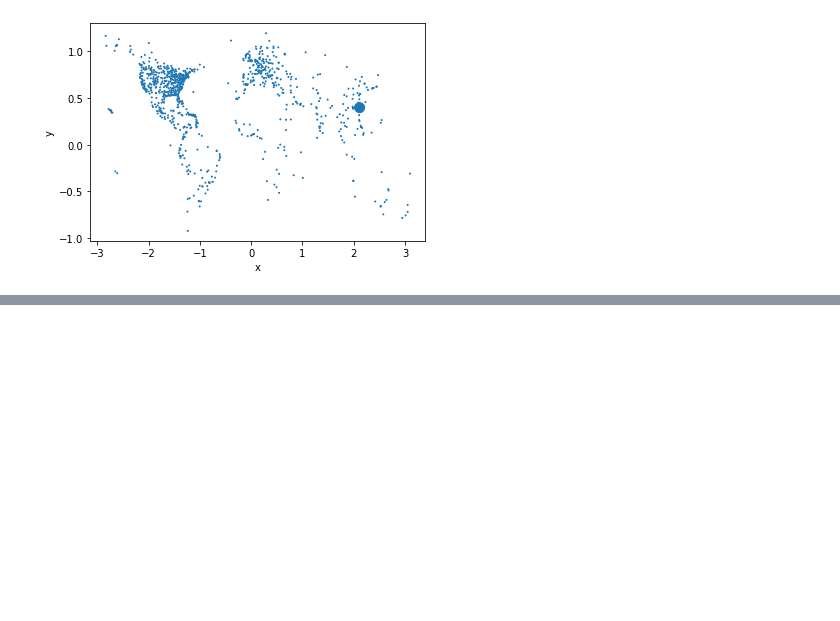
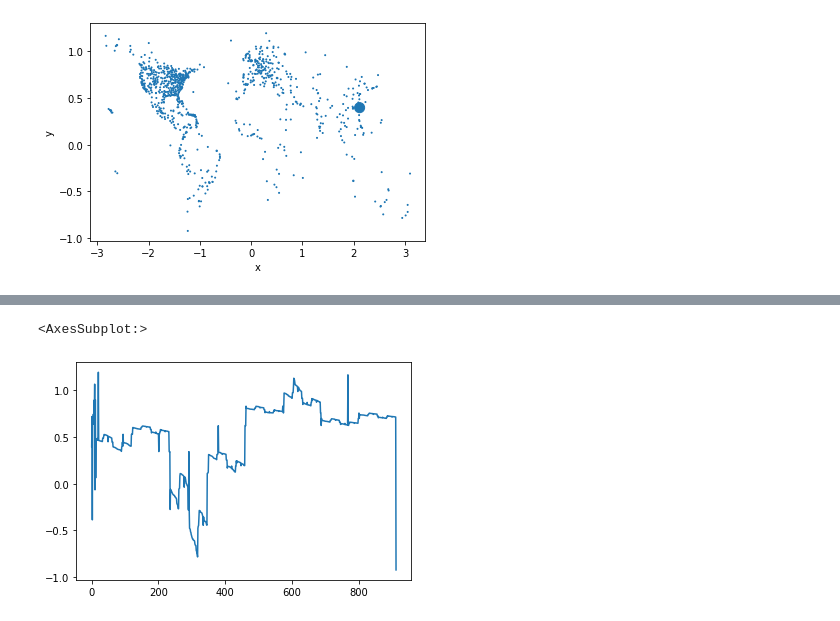
Before and after one commit to carlosiruiz/exercises, a Jupyter notebook: Untitled1.ipynb, the cells around one changed output, grey strips where cells are left out. Drawn from its saved outputs; the diff is of its cells as text; code cells hidden in the pictures; blank space fills up the shorter version.

```diff
--- a/Untitled1.ipynb
+++ b/Untitled1.ipynb
@@ -50,0 +78,5 @@ for i in size.index:
+# %%
+size.y.plot()
+# %% [output]
+<AxesSubplot:>
+[figure, added]
```
Also changed, not shown: parts of 10 cells of this notebook.
